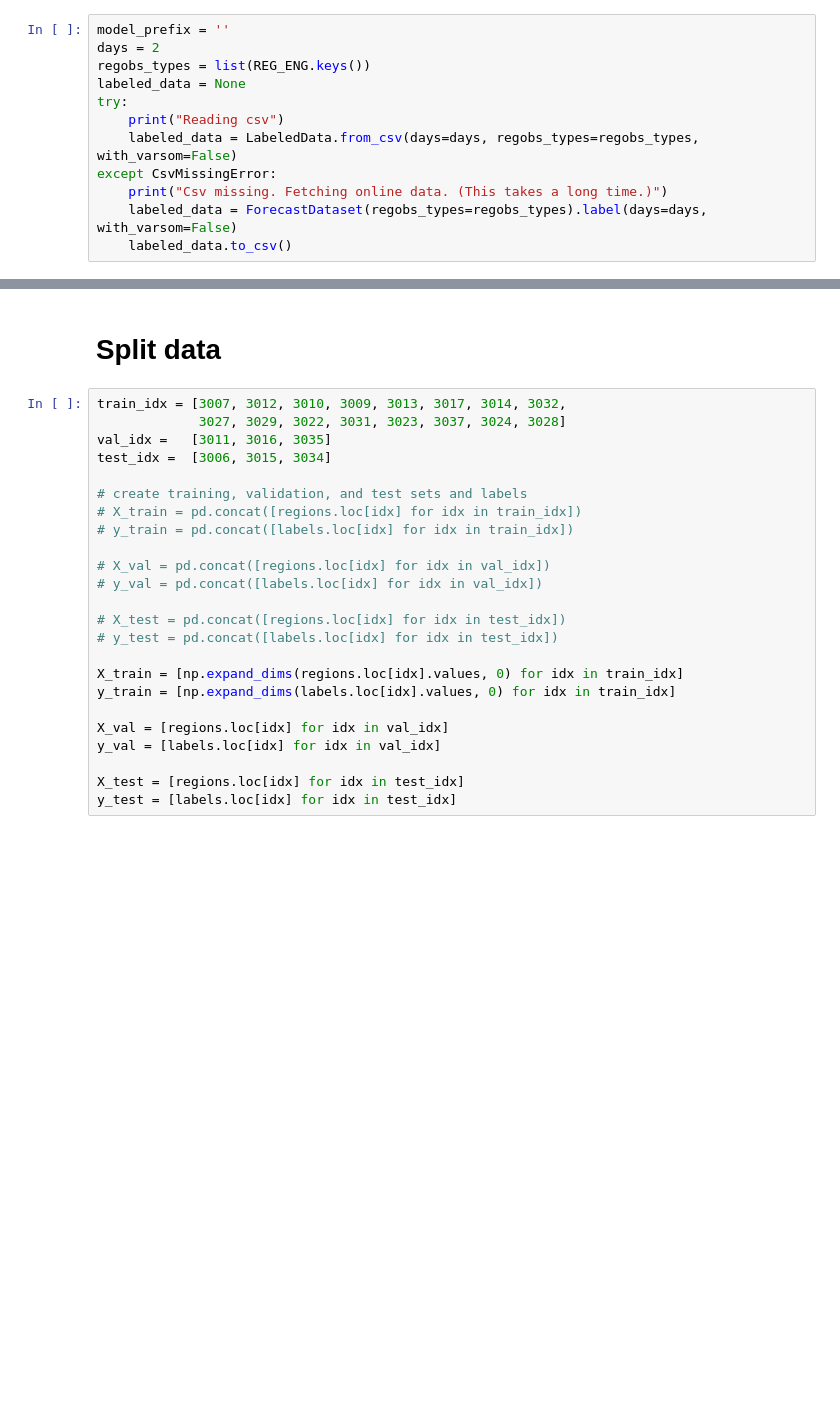
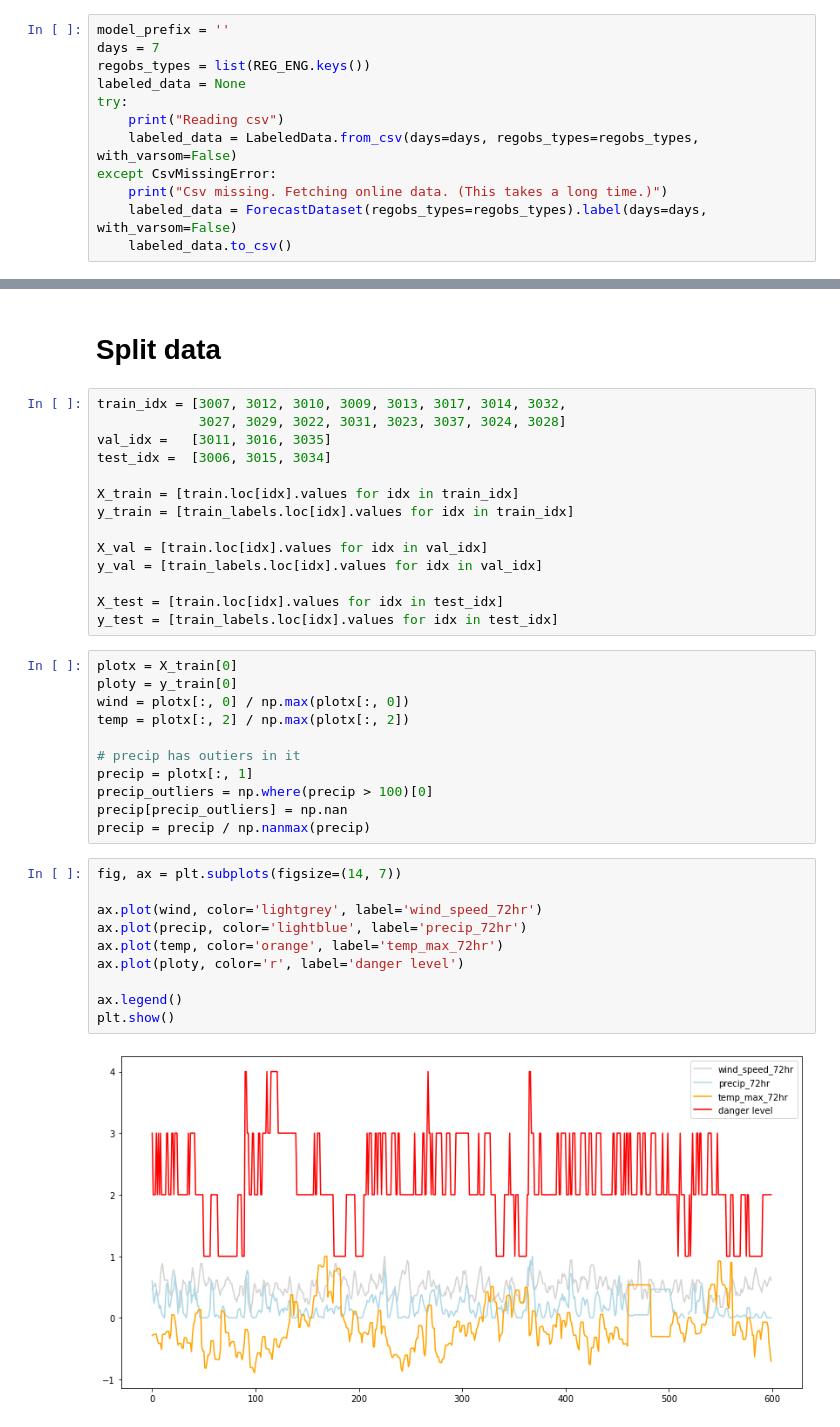
Before and after one commit to NVE/avalanche_ml, a Jupyter notebook: notebooks/training/neural_networks.ipynb, the cells around one changed output, grey strips where cells are left out. Cells and saved outputs as stored; diff of their text form; blank space fills up the shorter version.

```diff
--- a/notebooks/training/neural_networks.ipynb
+++ b/notebooks/training/neural_networks.ipynb
@@ -27,7 +27,7 @@ tf.__version__
 # Download, read in, preprocess data
 # %%
 model_prefix = ''
-days = 2
+days = 7
 regobs_types = list(REG_ENG.keys())
 labeled_data = None
 try:
@@ -90,21 +185,34 @@ train_idx = [3007, 3012, 3010, 3009, 3013, 3017, 3014, 3032,
 val_idx =   [3011, 3016, 3035]
 test_idx =  [3006, 3015, 3034]
 
-# create training, validation, and test sets and labels
-# X_train = pd.concat([regions.loc[idx] for idx in train_idx])
-# y_train = pd.concat([labels.loc[idx] for idx in train_idx])
+X_train = [train.loc[idx].values for idx in train_idx]
+y_train = [train_labels.loc[idx].values for idx in train_idx]
 
-# X_val = pd.concat([regions.loc[idx] for idx in val_idx])
-# y_val = pd.concat([labels.loc[idx] for idx in val_idx])
+X_val = [train.loc[idx].values for idx in val_idx]
+y_val = [train_labels.loc[idx].values for idx in val_idx]
 
-# X_test = pd.concat([regions.loc[idx] for idx in test_idx])
-# y_test = pd.concat([labels.loc[idx] for idx in test_idx])
-
-X_train = [np.expand_dims(regions.loc[idx].values, 0) for idx in train_idx]
-y_train = [np.expand_dims(labels.loc[idx].values, 0) for idx in train_idx]
-
-X_val = [regions.loc[idx] for idx in val_idx]
-y_val = [labels.loc[idx] for idx in val_idx]
-
-X_test = [regions.loc[idx] for idx in test_idx]
-y_test = [labels.loc[idx] for idx in test_idx]
+X_test = [train.loc[idx].values for idx in test_idx]
+y_test = [train_labels.loc[idx].values for idx in test_idx]
+# %%
+plotx = X_train[0]
+ploty = y_train[0]
+wind = plotx[:, 0] / np.max(plotx[:, 0])
+temp = plotx[:, 2] / np.max(plotx[:, 2])
+
+# precip has outiers in it
+precip = plotx[:, 1]
+precip_outliers = np.where(precip > 100)[0]
+precip[precip_outliers] = np.nan
+precip = precip / np.nanmax(precip)
+# %%
+fig, ax = plt.subplots(figsize=(14, 7))
+
+ax.plot(wind, color='lightgrey', label='wind_speed_72hr')
+ax.plot(precip, color='lightblue', label='precip_72hr')
+ax.plot(temp, color='orange', label='temp_max_72hr')
+ax.plot(ploty, color='r', label='danger level')
+
+ax.legend()
+plt.show()
+# %% [output]
+[figure, added]
```
Also changed, not shown: parts of 19 cells of this notebook, 1 other file.
